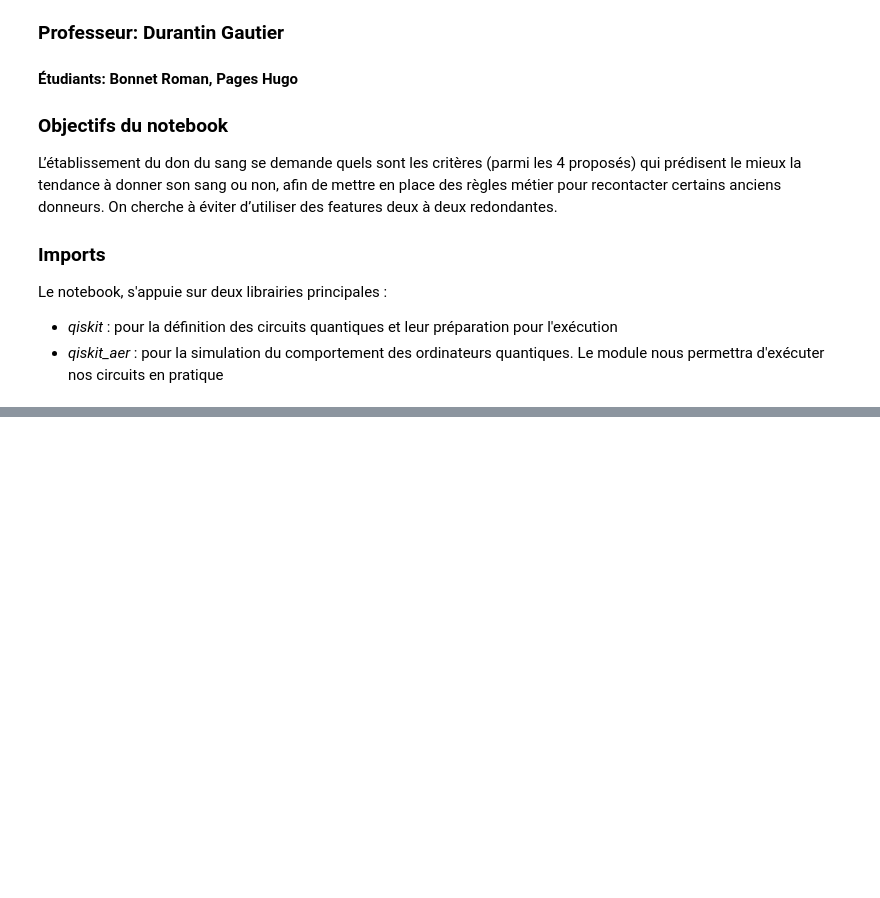
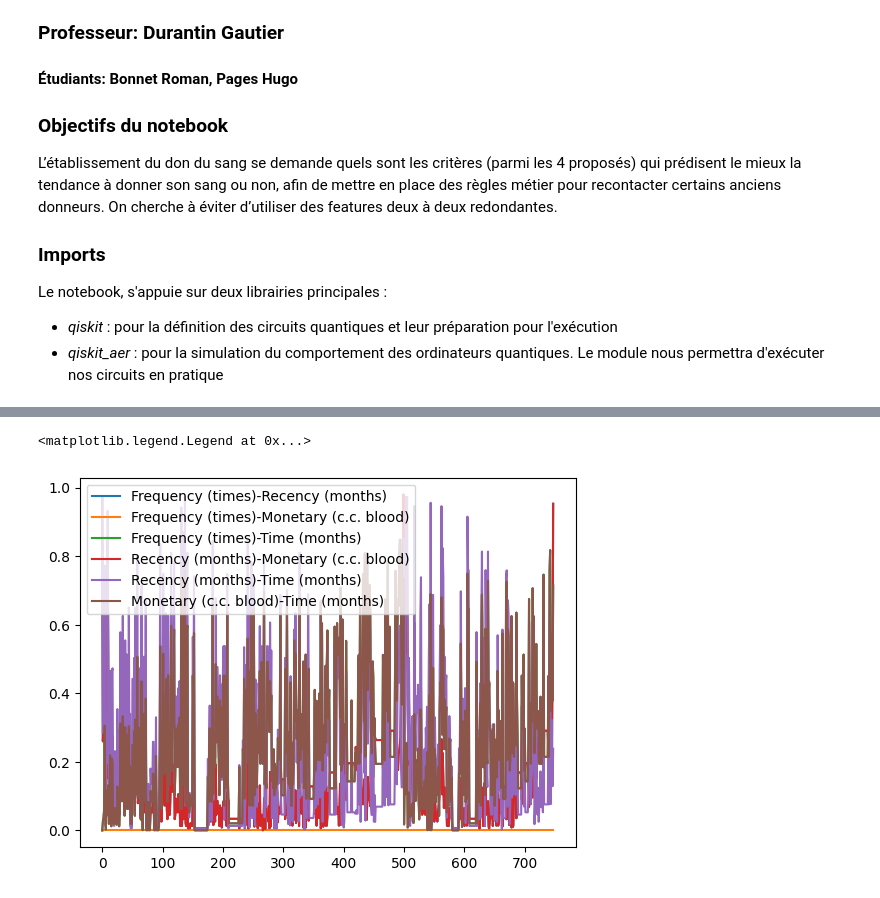
Before and after one commit to hugopgs/Application_Informatique_Quantique, a Jupyter notebook: Projet Noté/Projet.ipynb, the cells around one changed output, grey strips where cells are left out. Drawn from its saved outputs; the diff is of its cells as text; code cells hidden in the pictures; blank space fills up the shorter version.

```diff
--- a/Projet Noté/Projet.ipynb
+++ b/Projet Noté/Projet.ipynb
@@ -118 +119,10 @@ Name: Time (months), Length: 748, dtype: float64
+# %%
+
+for i in range(len(All_categories)):
+    for j in range(i+1, len(All_categories)):
+        plt.plot(np.abs(All_categories[i]-All_categories[j]), label=f"{name_categories[i]}-{name_categories[j]}")
+plt.legend()
+# %% [output]
+<matplotlib.legend.Legend at 0x...>
+[figure, added]
 # %% [markdown]
```
Also changed, not shown: parts of 10 cells of this notebook.
